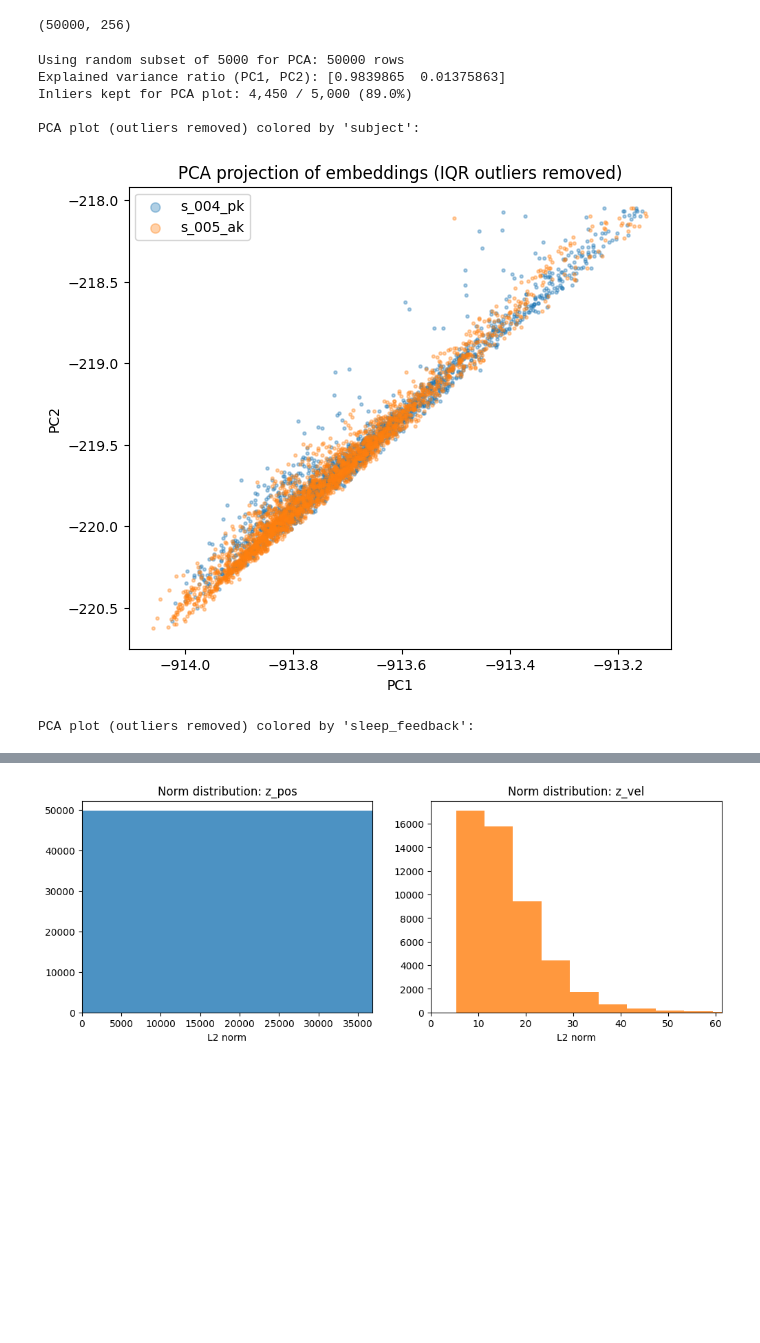
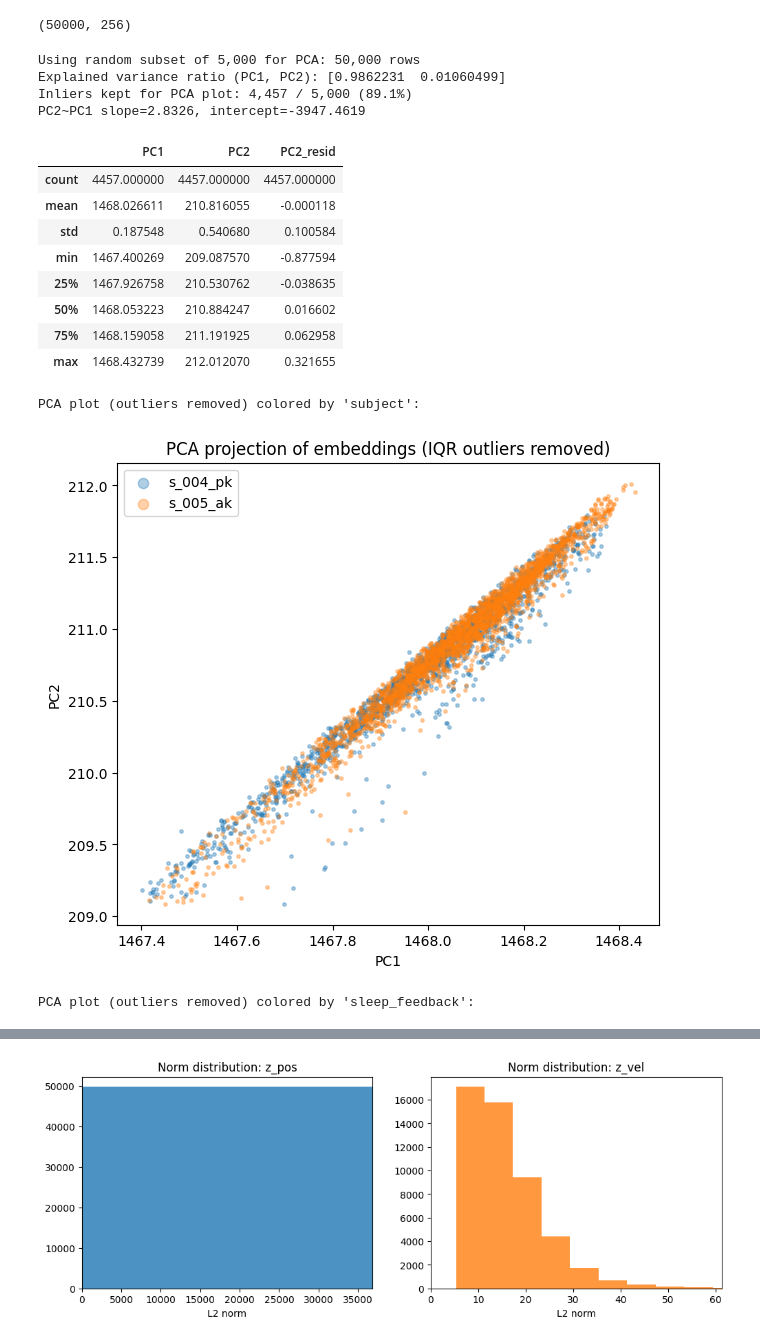
Before and after one commit to Space0code/gazemae, a Jupyter notebook: trustME/inspect_gazemae_embeddings.ipynb, the cells around one changed output, grey strips where cells are left out. Drawn from its saved outputs; the diff is of its cells as text; code cells hidden in the pictures; blank space fills up the shorter version.

```diff
--- a/trustME/inspect_gazemae_embeddings.ipynb
+++ b/trustME/inspect_gazemae_embeddings.ipynb
@@ -170,15 +170,19 @@ X.shape
 Using subset for heavy analysis: 50,000 rows
 (50000, 256)
 # %%
-RANDOM_SUBSET_SIZE = 5000
+RANDOM_SUBSET_SIZE = 5_000
 if len(X) > RANDOM_SUBSET_SIZE:
     subset_idxs = np.random.choice(len(X), size=RANDOM_SUBSET_SIZE, replace=False)
     X_temp = X[subset_idxs]
     df_temp = df_heavy.iloc[subset_idxs].reset_index(drop=True)
-    print(f"Using random subset of {RANDOM_SUBSET_SIZE} for PCA: {X.shape[0]} rows")
+    print(f"Using random subset of {RANDOM_SUBSET_SIZE:,} for PCA: {len(X):,} rows")
+else:
+    X_temp = X
+    df_temp = df_heavy.reset_index(drop=True)
+    print(f"Using full heavy subset for PCA: {len(X_temp):,} rows")
 
-# Quick 2D projection with PCA implemented via NumPy SVD.
-# Outliers are removed in PC space with an IQR rule before plotting.
+# Quick 2D projection with PCA via NumPy SVD.
+# Outliers are removed in PC space with an IQR rule before plotting/metadata probing.
 X_centered = X_temp - X_temp.mean(axis=0, keepdims=True)
 U, S, Vt = np.linalg.svd(X_centered, full_matrices=False)
 coords_2d = U[:, :2] * S[:2]
@@ -187,44 +191,61 @@ print("Explained variance ratio (PC1, PC2):", explained_ratio[:2])
 
 pc1 = coords_2d[:, 0]
 pc2 = coords_2d[:, 1]
 
 def iqr_bounds(x: np.ndarray, k: float = 1.5) -> tuple[float, float]:
     q1, q3 = np.quantile(x, [0.25, 0.75])
     iqr = q3 - q1
     return q1 - k * iqr, q3 + k * iqr
 
 l1, u1 = iqr_bounds(pc1, k=1.5)
 l2, u2 = iqr_bounds(pc2, k=1.5)
 inlier_mask = (pc1 >= l1) & (pc1 <= u1) & (pc2 >= l2) & (pc2 <= u2)
 
 n_total = len(coords_2d)
 n_inliers = int(inlier_mask.sum())
 print(f"Inliers kept for PCA plot: {n_inliers:,} / {n_total:,} ({n_inliers / n_total:.1%})")
 
 coords_plot = coords_2d[inlier_mask]
-df_plot = df_temp.loc[inlier_mask].reset_index(drop=True)
+pc_df = df_temp.loc[inlier_mask].reset_index(drop=True).copy()
+pc_df["PC1"] = coords_plot[:, 0]
+pc_df["PC2"] = coords_plot[:, 1]
+
+# Residual against main diagonal trend (useful for weak effects hidden by near-1D geometry).
+A = np.vstack([pc_df["PC1"].to_numpy(), np.ones(len(pc_df))]).T
+slope, intercept = np.linalg.lstsq(A, pc_df["PC2"].to_numpy(), rcond=None)[0]
+pc_df["PC2_resid"] = pc_df["PC2"] - (slope * pc_df["PC1"] + intercept)
+print(f"PC2~PC1 slope={slope:.4f}, intercept={intercept:.4f}")
+
+display(pc_df[["PC1", "PC2", "PC2_resid"]].describe())
 
 observed_cols = ["subject", "sleep_feedback"]
-
 for observed_col in observed_cols:
     print(f"\nPCA plot (outliers removed) colored by '{observed_col}':")
     fig, ax = plt.subplots(figsize=(7, 6))
-    if observed_col in df_plot.columns:
-        for label, g in df_plot.groupby(observed_col):
-            idxs = g.index.to_numpy()
-            ax.scatter(coords_plot[idxs, 0], coords_plot[idxs, 1], s=5, alpha=0.35, label=label)
+    if observed_col in pc_df.columns:
+        for label, g in pc_df.groupby(observed_col):
+            ax.scatter(g["PC1"], g["PC2"], s=6, alpha=0.35, label=label)
         ax.legend(markerscale=3)
     else:
-        ax.scatter(coords_plot[:, 0], coords_plot[:, 1], s=5, alpha=0.35)
+        ax.scatter(pc_df["PC1"], pc_df["PC2"], s=6, alpha=0.35)
     ax.set_title("PCA projection of embeddings (IQR outliers removed)")
     ax.set_xlabel("PC1")
     ax.set_ylabel("PC2")
     plt.show()
 # %% [output]
-Using random subset of 5000 for PCA: 50000 rows
-Explained variance ratio (PC1, PC2): [0.9839865  0.01375863]
-Inliers kept for PCA plot: 4,450 / 5,000 (89.0%)
-
-PCA plot (outliers removed) colored by 'subject':
+Using random subset of 5,000 for PCA: 50,000 rows
+Explained variance ratio (PC1, PC2): [0.9862231  0.01060499]
+Inliers kept for PCA plot: 4,457 / 5,000 (89.1%)
+PC2~PC1 slope=2.8326, intercept=-3947.4619
+|  | PC1 | PC2 | PC2_resid |
+| count | 4457.000000 | 4457.000000 | 4457.000000 |
+| mean | 1468.026611 | 210.816055 | -0.000118 |
+| std | 0.187548 | 0.540680 | 0.100584 |
+| min | 1467.400269 | 209.087570 | -0.877594 |
+| 25% | 1467.926758 | 210.530762 | -0.038635 |
+| 50% | 1468.053223 | 210.884247 | 0.016602 |
+| 75% | 1468.159058 | 211.191925 | 0.062958 |
+| max | 1468.432739 | 212.012070 | 0.321655 |
+PCA plot (outliers removed) colored by 'subject':
-[figure, old version]
+[figure, new version]
-PCA plot (outliers removed) colored by 'sleep_feedback':
+PCA plot (outliers removed) colored by 'sleep_feedback':
```
Also changed, not shown: parts of 6 cells of this notebook.
